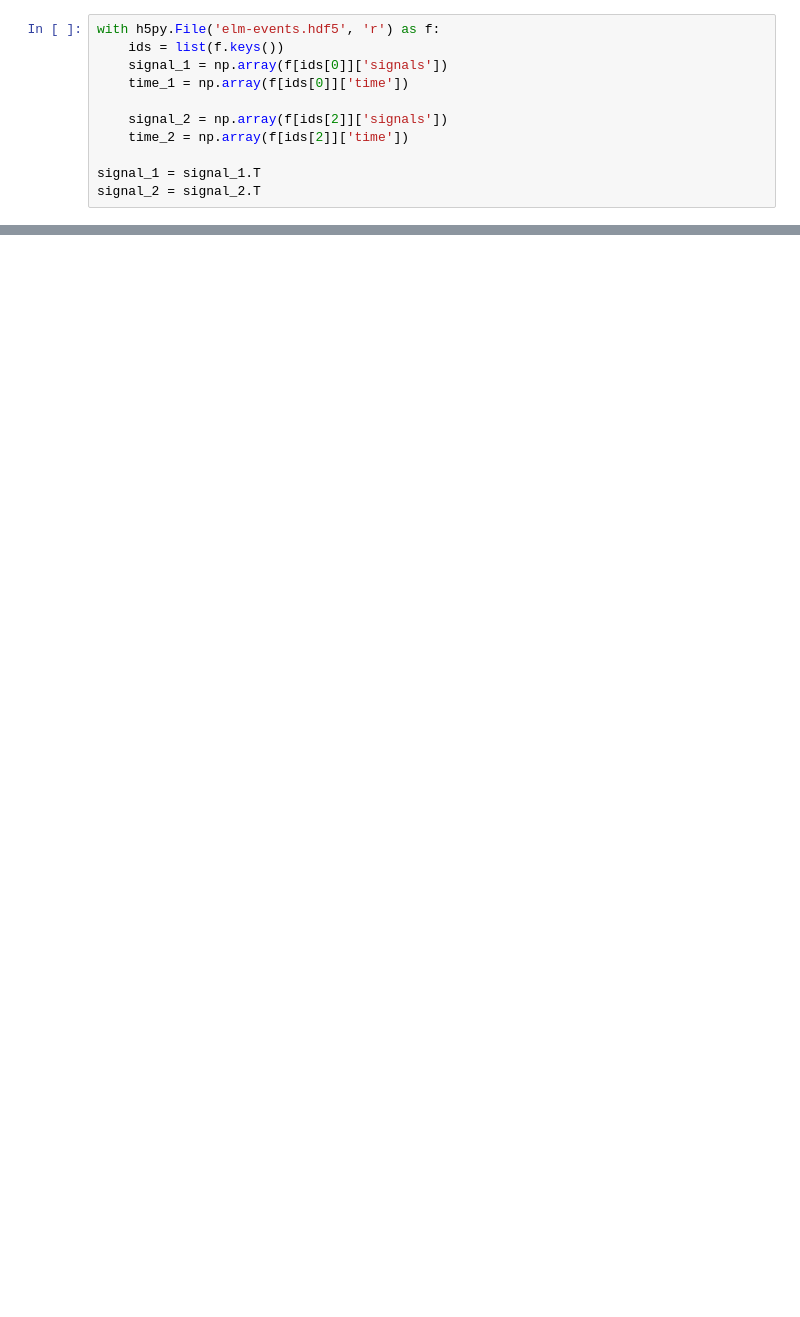
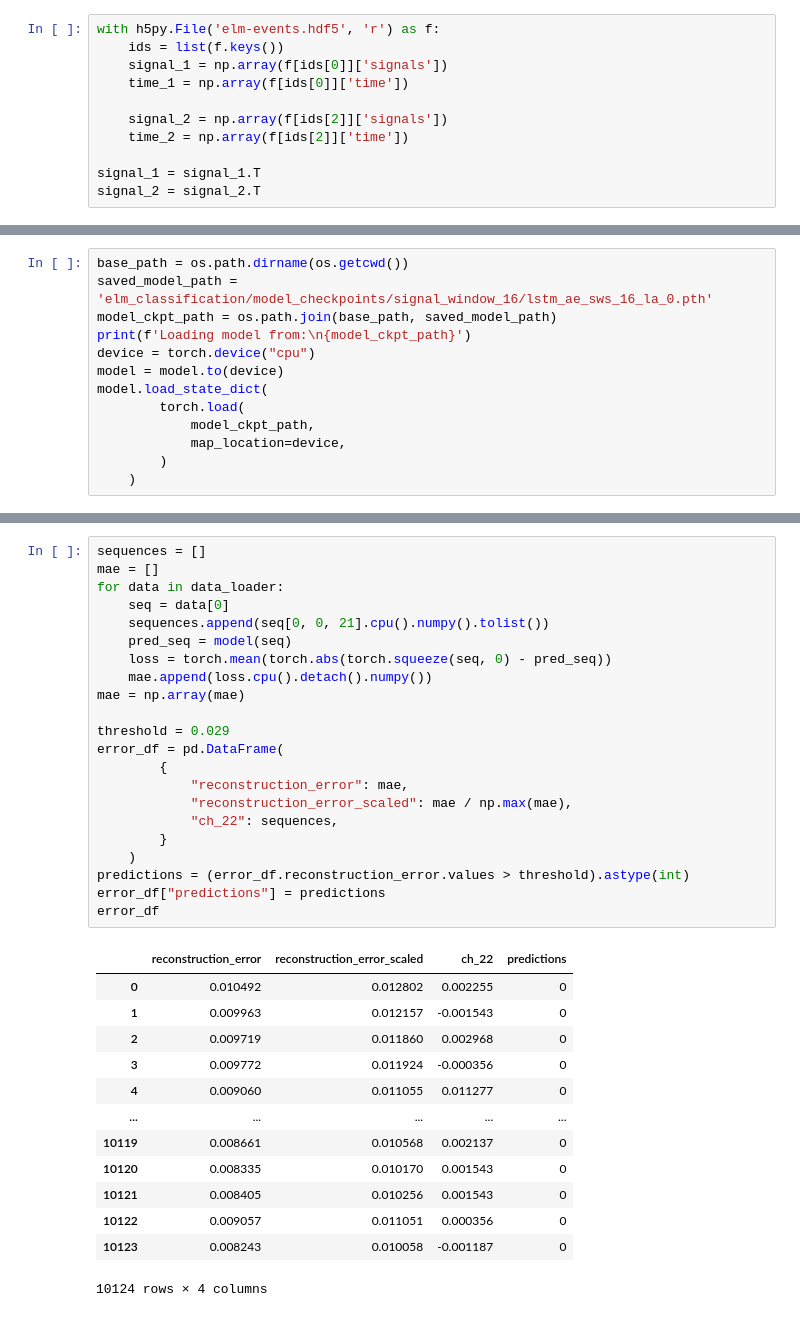
Before and after one commit to PlasmaControl/bes-edgeml-models, a Jupyter notebook: unlabeled-elm-events/explore_data.ipynb, the cells around one changed output, grey strips where cells are left out. Cells and saved outputs as stored; diff of their text form; blank space fills up the shorter version.

```diff
--- a/unlabeled-elm-events/explore_data.ipynb
+++ b/unlabeled-elm-events/explore_data.ipynb
@@ -70,0 +216,13 @@ plt.show()
+# %%
+base_path = os.path.dirname(os.getcwd())
+saved_model_path = 'elm_classification/model_checkpoints/signal_window_16/lstm_ae_sws_16_la_0.pth'
+model_ckpt_path = os.path.join(base_path, saved_model_path)
+print(f'Loading model from:\n{model_ckpt_path}')
+device = torch.device("cpu")
+model = model.to(device)
+model.load_state_dict(
+        torch.load(
+            model_ckpt_path,
+            map_location=device,
+        )
+    )
@@ -70,0 +244,36 @@ plt.show()
+# %%
+sequences = []
+mae = []
+for data in data_loader:
+    seq = data[0]
+    sequences.append(seq[0, 0, 21].cpu().numpy().tolist())
+    pred_seq = model(seq)
+    loss = torch.mean(torch.abs(torch.squeeze(seq, 0) - pred_seq))
+    mae.append(loss.cpu().detach().numpy())
+mae = np.array(mae)
+
+threshold = 0.029
+error_df = pd.DataFrame(
+        {
+            "reconstruction_error": mae,
+            "reconstruction_error_scaled": mae / np.max(mae),
+            "ch_22": sequences,
+        }
+    )
+predictions = (error_df.reconstruction_error.values > threshold).astype(int)
+error_df["predictions"] = predictions
+error_df
+# %% [output]
+|  | reconstruction_error | reconstruction_error_scaled | ch_22 | predictions |
+| 0 | 0.010492 | 0.012802 | 0.002255 | 0 |
+| 1 | 0.009963 | 0.012157 | -0.001543 | 0 |
+| 2 | 0.009719 | 0.011860 | 0.002968 | 0 |
+| 3 | 0.009772 | 0.011924 | -0.000356 | 0 |
+| 4 | 0.009060 | 0.011055 | 0.011277 | 0 |
+| ... | ... | ... | ... | ... |
+| 10119 | 0.008661 | 0.010568 | 0.002137 | 0 |
+| 10120 | 0.008335 | 0.010170 | 0.001543 | 0 |
+| 10121 | 0.008405 | 0.010256 | 0.001543 | 0 |
+| 10122 | 0.009057 | 0.011051 | 0.000356 | 0 |
+| 10123 | 0.008243 | 0.010058 | -0.001187 | 0 |
+10124 rows × 4 columns
```
Also changed, not shown: parts of 16 cells of this notebook.
